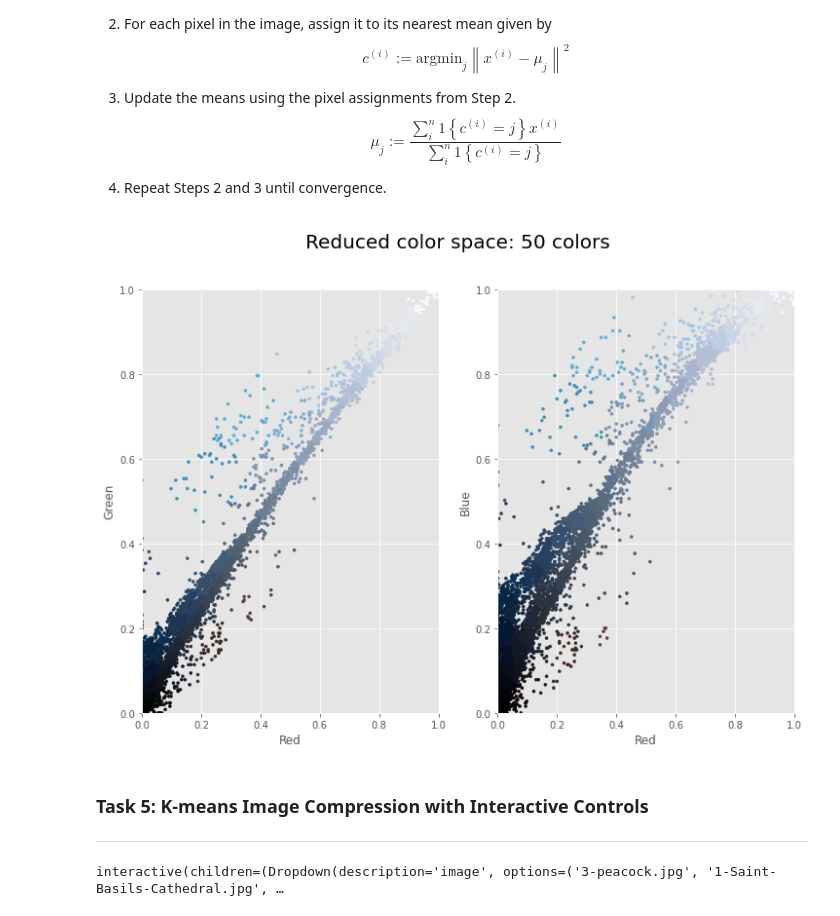
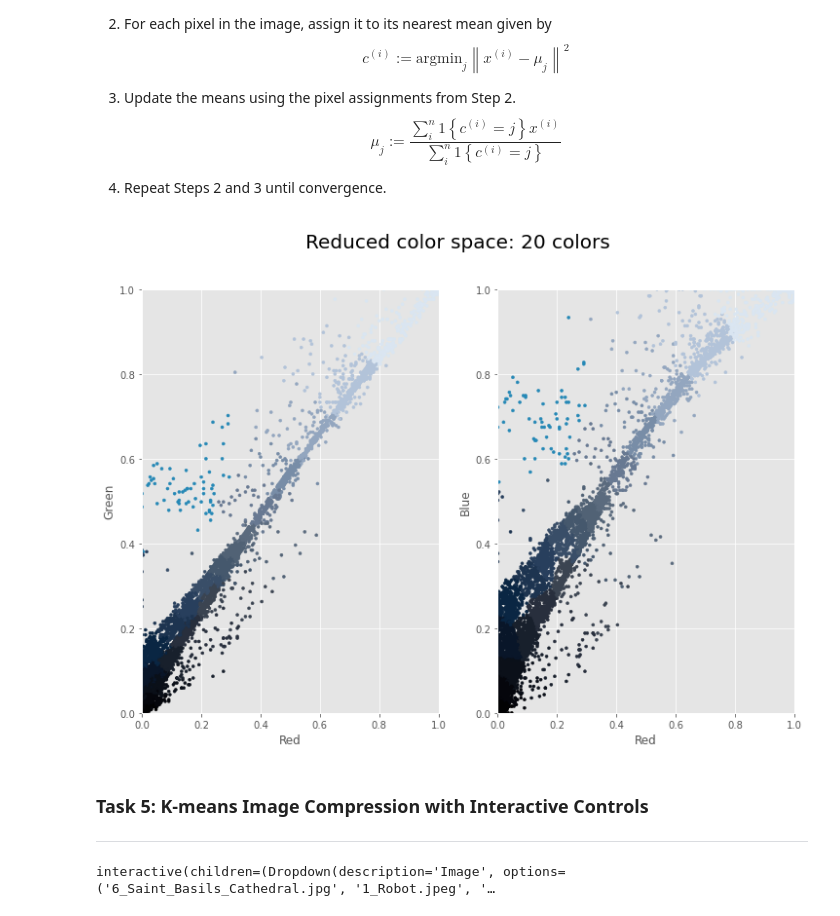
Before and after one commit to nilotpalkapri/Image-Compression-using-K-Means-Clustering, a Jupyter notebook: Image Compression with K-means Clustering.ipynb, the cells around one changed output. Cells and saved outputs as stored; diff of their text form; code cells hidden in the pictures.

```diff
--- a/Image Compression with K-means Clustering.ipynb
+++ b/Image Compression with K-means Clustering.ipynb
@@ -25,12 +25,12 @@ from sklearn.cluster import KMeans
 from ipywidgets import interact, interactive, fixed, interact_manual, IntSlider
 import ipywidgets as widgets
 # %%
-plt.rcParams['figure.figsize'] = (20, 12)
+plt.rcParams['figure.figsize'] = (20, 10)
 # %% [markdown]
 ### Task 2: Data Preprocessing
 ---
 # %%
-img = io.imread('Images/Robot.jpeg')
+img = io.imread('Images/1_Robot.jpeg')
 ax = plt.axes(xticks=[], yticks=[])
 ax.imshow(img);
 # %% [output]
@@ -76,13 +76,13 @@ x.colorSpace()
 # %%
 from sklearn.cluster import MiniBatchKMeans
 # %%
-kmeans = MiniBatchKMeans(50).fit(img_data)
+kmeans = MiniBatchKMeans(20).fit(img_data)
 k_colors = kmeans.cluster_centers_[kmeans.predict(img_data)]
 
-y = plot_utils(img_data, colors=k_colors, title="Reduced color space: 50 colors")
+y = plot_utils(img_data, colors=k_colors, title="Reduced color space: 20 colors")
 y.colorSpace()
 # %% [output]
-[figure, old version]
+[figure, new version]
 # %% [markdown]
 ### Task 5: K-means Image Compression with Interactive Controls
 ---
@@ -90,14 +90,15 @@ y.colorSpace()
 img_dir = 'Images/'
 # %%
 @interact
-def color_compression(image=os.listdir(img_dir), k=IntSlider(min=1,
+def color_compression(Image=os.listdir(img_dir), k=IntSlider(min=1,
                                                              max=256,
                                                              step=1,
                                                              value=50,
+                                                             description = 'Select k ',
                                                              continuous_update=False,
                                                              layout=dict(width='100%'))):
 
-    input_img = io.imread(img_dir + image)
+    input_img = io.imread(img_dir + Image)
     img_data = (input_img / 255.0).reshape(-1, 3)
 
     kmeans = MiniBatchKMeans(k).fit(img_data)
@@ -108,19 +109,18 @@ def color_compression(image=os.listdir(img_dir), k=IntSlider(min=1,
     k_img = np.reshape(k_colors, (input_img.shape))
 
     fig, (ax1, ax2) = plt.subplots(1, 2)
-    fig.suptitle('K-means Image Compression', fontsize=20)
+    #fig.suptitle('Image Compression by K-means Clustering', fontsize=20)
 
-    ax1.set_title('Compressed')
+    ax1.set_title('Compressed ({} colors)'.format(k))
     ax1.set_xticks([])
     ax1.set_yticks([])
     ax1.imshow(k_img)
 
-    ax2.set_title('Original (16,777,216 colors)')
+    ax2.set_title('Original ({} possible colors)'.format(input_img.size))
     ax2.set_xticks([])
     ax2.set_yticks([])
     ax2.imshow(input_img)
-    print('Compressed Image Size: ',k_img.shape,'\n','Original Image Size: ',input_img.shape)
-    plt.subplots_adjust(top=0.85)
+    #plt.subplots_adjust(top=0.95)
     plt.show()
 # %% [output]
-interactive(children=(Dropdown(description='image', options=('3-peacock.jpg', '1-Saint-Basils-Cathedral.jpg', …
+interactive(children=(Dropdown(description='Image', options=('6_Saint_Basils_Cathedral.jpg', '1_Robot.jpeg', '…
```
Also changed, not shown: parts of 4 cells of this notebook, 13 other files.
